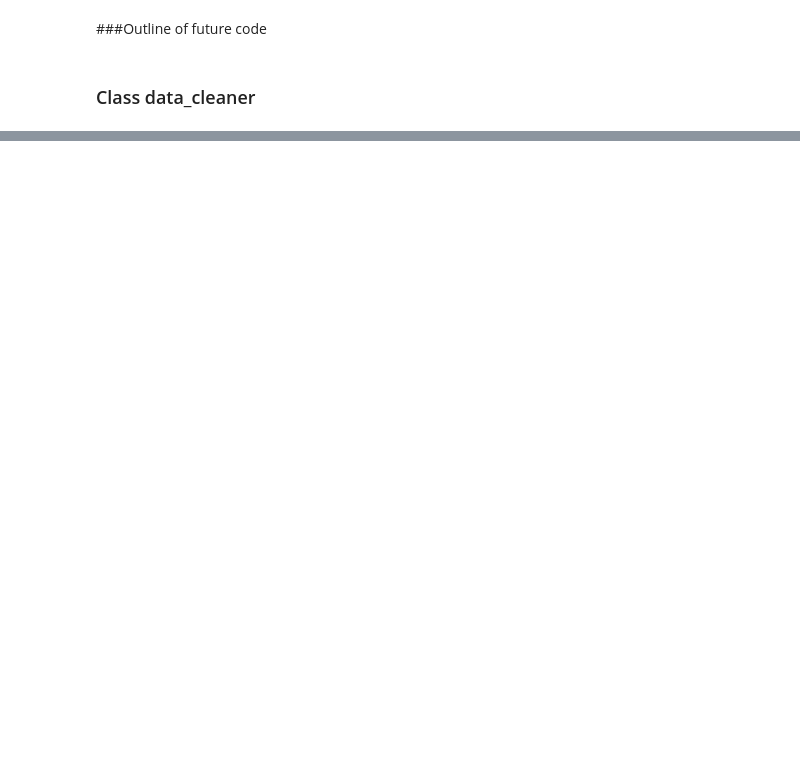
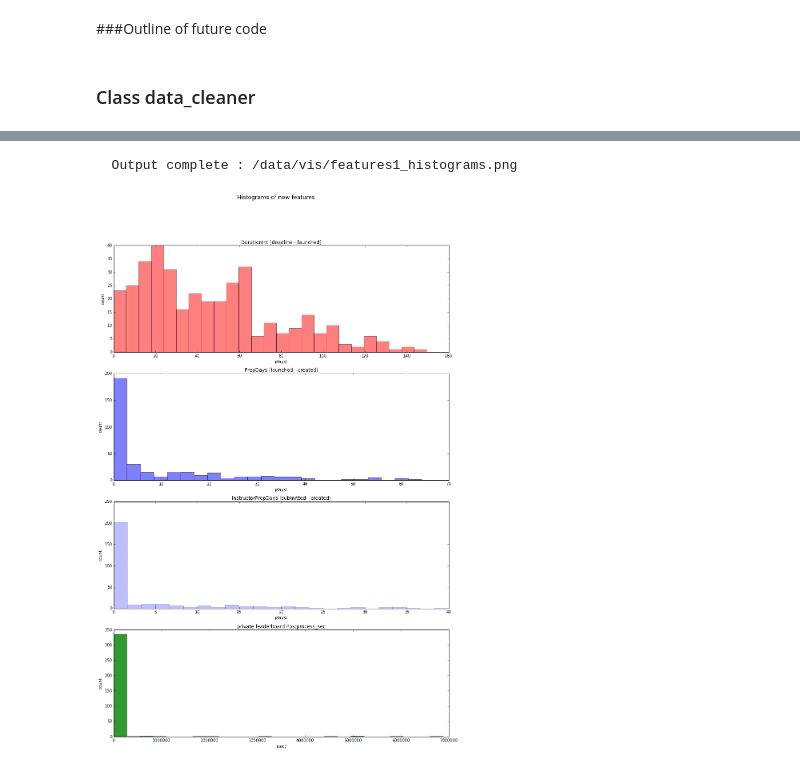
Before and after one commit to rjrest/comp-clustering, a Jupyter notebook: data_cleaner.ipynb, the cells around one changed output, grey strips where cells are left out. Saved outputs shown, nothing was run; the diff lists cells and outputs as text; code cells hidden in the pictures; blank space fills up the shorter version.

Commit message:
second draft of data_cleaner

```diff
--- a/data_cleaner.ipynb
+++ b/data_cleaner.ipynb
@@ -83,18 +48,0 @@ df_Competitions['X19'] = pd.to_datetime(df_Competitions.X19, utc=True)
-# %%
-# Additional feature engineering
-# do date arithmetic, converts to ns, calculate back to days
-df_Competitions['PrepInstructor_days'] = pd.to_timedelta(
-                                              (df_Competitions.X6 - df_Competitions.X5),
-                                              unit='D').astype(np.timedelta64) / 86400 / 1000000000
-
-df_Competitions['Staging_days'] = pd.to_timedelta(
-                                              (df_Competitions.X7 - df_Competitions.X5),
-                                              unit='D').astype(np.timedelta64) / 86400 / 1000000000
-
-df_Competitions['Duration_days'] = pd.to_timedelta(
-                                              (df_Competitions.X8 - df_Competitions.X7),
-                                              unit='D').astype(np.timedelta64) / 86400 / 1000000000
-
-df_Competitions['Postprocess_days'] = pd.to_timedelta(
-                                              (df_Competitions.X19 - df_Competitions.X8),
-                                              unit='D').astype(np.timedelta64) / 86400 / 1000000000
@@ -130,0 +241,49 @@ df_Competitions.PrepInstructor_days.hist(bins=140, range=(0,150), alpha = .5, fi
+# %%
+# Instantiate the top-level figure for plot
+fig = plt.figure(num=0, figsize=(15,22))
+fig.suptitle('Histograms of new features', fontsize=14)
+ax1 = fig.add_subplot(4,1,1)
+ax2 = fig.add_subplot(4,1,2)
+ax3 = fig.add_subplot(4,1,3)
+ax4 = fig.add_subplot(4,1,4)
+
+all_axes = plt.gcf().axes
+for ax in all_axes:
+    ax.set_ylabel("count", fontsize=10)
+    for ticklabel in ax.get_xticklabels() + ax.get_yticklabels():
+        ticklabel.set_fontsize(10)
+
+range_of_1_std = df_Competitions.DurationInt.std() + df_Competitions.DurationInt.mean()
+ax1.hist(df_Competitions.DurationInt.values, bins=25, range=(0,range_of_1_std), color='r',alpha=0.5)
+ax1.set_xlabel("(days)", fontsize=10)
+ax1.set_title('DurationInt [deadline - launched]', fontsize=12)
+
+range_of_1_std = df_Competitions.PrepDays.std() + df_Competitions.PrepDays.mean()
+ax2.hist(df_Competitions.PrepDays.values, bins=25, range=(0,range_of_1_std), color='b',alpha=0.5)
+ax2.set_xlabel("(days)", fontsize=10)
+ax2.set_title('PrepDays [launched - created]', fontsize=12)
+
+range_of_1_std = df_Competitions.InstructorPrepDays.std() + df_Competitions.InstructorPrepDays.mean()
+ax3.hist(df_Competitions.InstructorPrepDays.values, bins=25, range=(0,range_of_1_std), color='b',alpha=0.25)
+ax3.set_xlabel("(days)", fontsize=10)
+ax3.set_title('InstructorPrepDays [submitted - created]', fontsize=12)
+
+range_of_1_std = df_Competitions.Postprocess_sec.std() + df_Competitions.Postprocess_sec.mean()
+ax4.hist(df_Competitions.Postprocess_sec.values, bins=25, range=(0,range_of_1_std), color='g',alpha=0.8)
+ax4.set_xlabel("(sec)", fontsize=10)
+ax4.set_title('private leaderboard Postprocess_sec', fontsize=12)
+
+# Save our figure with subplots as one file
+
+try:
+    plt.savefig('./data/vis/features1_histograms.png')
+    print "  Output complete : /data/vis/features1_histograms.png"
+except IOError:
+    print "WARNING: Failed to write out file: data/vis/features1_histograms.png"
+    print
+
+# Reclaim memory
+#df_Competitions = []
+# %% [output]
+  Output complete : /data/vis/features1_histograms.png
+[figure, added]
```
Also changed, not shown: parts of 14 cells of this notebook, 2 other files.
